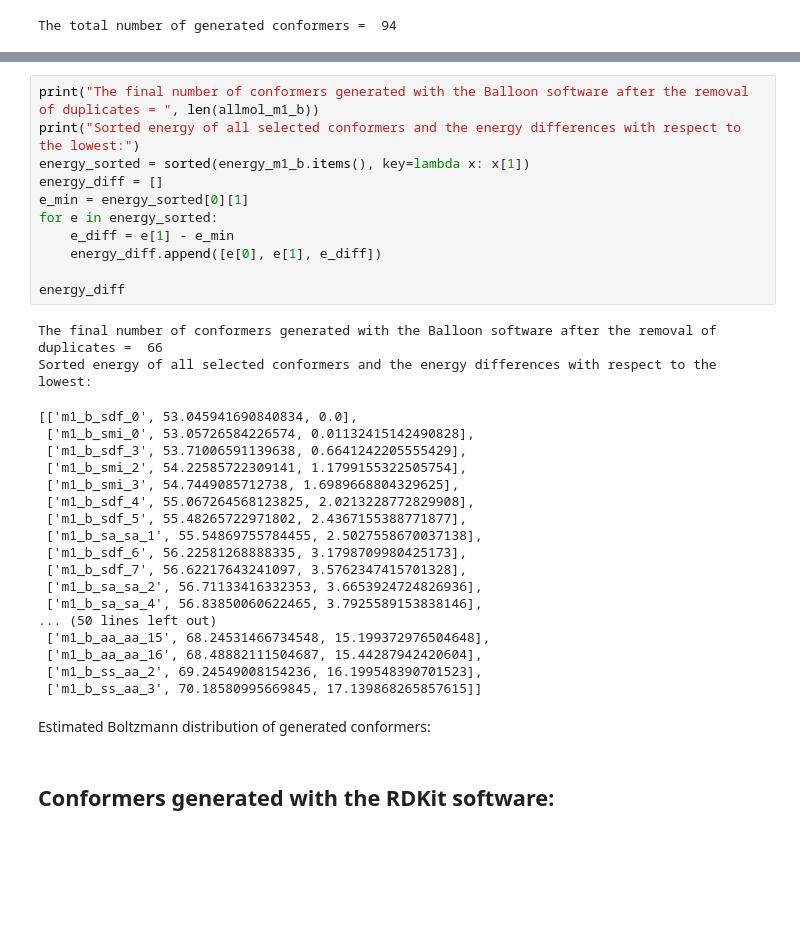
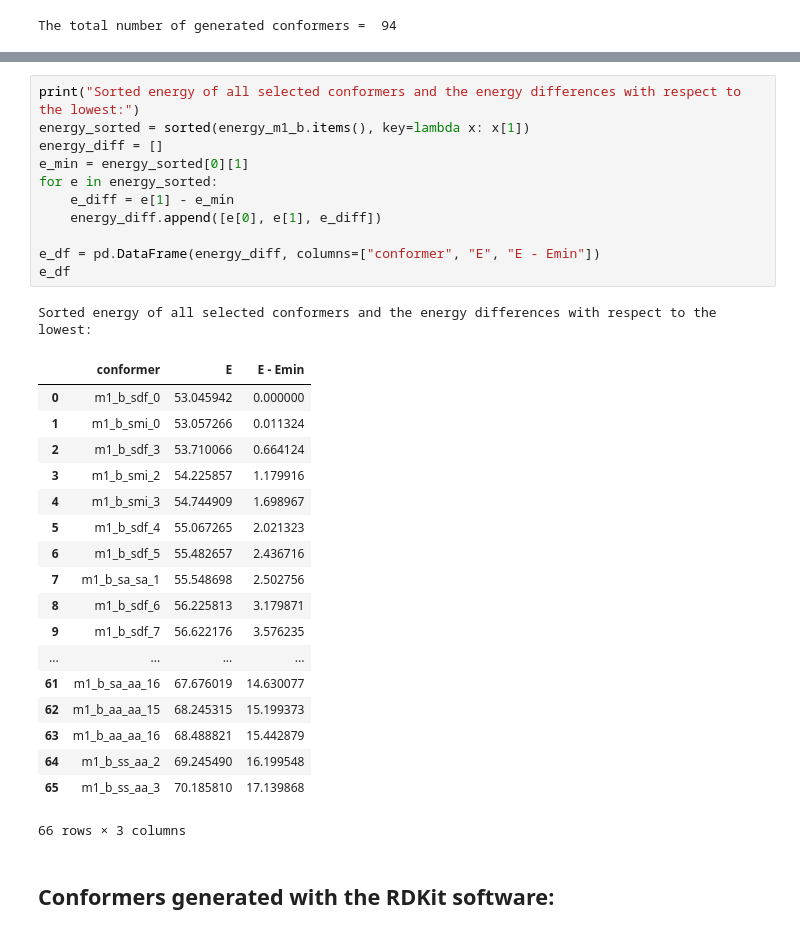
Before and after one commit to gosiao/icho-notebooks, a Jupyter notebook: conformers_m1.ipynb, the cells around one changed output, grey strips where cells are left out. Drawn from its saved outputs; the diff is of its cells as text; blank space fills up the shorter version.

```diff
--- a/conformers_m1.ipynb
+++ b/conformers_m1.ipynb
@@ -308,37 +312,35 @@ p_b.show()
 # %% [output]
 [interactive output not drawn]
 # %%
-print("The final number of conformers generated with the Balloon software after the removal of duplicates = ", len(allmol_m1_b))
 print("Sorted energy of all selected conformers and the energy differences with respect to the lowest:")
 energy_sorted = sorted(energy_m1_b.items(), key=lambda x: x[1])
 energy_diff = []
 e_min = energy_sorted[0][1]
 for e in energy_sorted:
     e_diff = e[1] - e_min
     energy_diff.append([e[0], e[1], e_diff])
 
-energy_diff
+e_df = pd.DataFrame(energy_diff, columns=["conformer", "E", "E - Emin"])
+e_df
 # %% [output]
-The final number of conformers generated with the Balloon software after the removal of duplicates =  66
 Sorted energy of all selected conformers and the energy differences with respect to the lowest:
+|  | conformer | E | E - Emin |
+| 0 | m1_b_sdf_0 | 53.045942 | 0.000000 |
+| 1 | m1_b_smi_0 | 53.057266 | 0.011324 |
+| 2 | m1_b_sdf_3 | 53.710066 | 0.664124 |
+| 3 | m1_b_smi_2 | 54.225857 | 1.179916 |
+| 4 | m1_b_smi_3 | 54.744909 | 1.698967 |
+| 5 | m1_b_sdf_4 | 55.067265 | 2.021323 |
+| 6 | m1_b_sdf_5 | 55.482657 | 2.436716 |
+| 7 | m1_b_sa_sa_1 | 55.548698 | 2.502756 |
+| 8 | m1_b_sdf_6 | 56.225813 | 3.179871 |
+| 9 | m1_b_sdf_7 | 56.622176 | 3.576235 |
+| ... | ... | ... | ... |
+| 61 | m1_b_sa_aa_16 | 67.676019 | 14.630077 |
+| 62 | m1_b_aa_aa_15 | 68.245315 | 15.199373 |
+| 63 | m1_b_aa_aa_16 | 68.488821 | 15.442879 |
+| 64 | m1_b_ss_aa_2 | 69.245490 | 16.199548 |
+| 65 | m1_b_ss_aa_3 | 70.185810 | 17.139868 |
-[['m1_b_sdf_0', 53.045941690840834, 0.0],
- ['m1_b_smi_0', 53.05726584226574, 0.01132415142490828],
- ['m1_b_sdf_3', 53.71006591139638, 0.6641242205555429],
- ['m1_b_smi_2', 54.22585722309141, 1.1799155322505754],
- ['m1_b_smi_3', 54.7449085712738, 1.6989668804329625],
- ['m1_b_sdf_4', 55.067264568123825, 2.0213228772829908],
- ['m1_b_sdf_5', 55.48265722971802, 2.4367155388771877],
- ['m1_b_sa_sa_1', 55.54869755784455, 2.5027558670037138],
- ['m1_b_sdf_6', 56.22581268888335, 3.1798709980425173],
- ['m1_b_sdf_7', 56.62217643241097, 3.5762347415701328],
- ['m1_b_sa_sa_2', 56.71133416332353, 3.6653924724826936],
- ['m1_b_sa_sa_4', 56.83850060622465, 3.7925589153838146],
-... (50 lines left out)
- ['m1_b_aa_aa_15', 68.24531466734548, 15.199372976504648],
- ['m1_b_aa_aa_16', 68.48882111504687, 15.44287942420604],
- ['m1_b_ss_aa_2', 69.24549008154236, 16.199548390701523],
- ['m1_b_ss_aa_3', 70.18580995669845, 17.139868265857615]]
+66 rows × 3 columns
-# %% [markdown]
-Estimated Boltzmann distribution of generated conformers:
 # %% [markdown]
 ## Conformers generated with the RDKit software:
```
Also changed, not shown: parts of 16 cells of this notebook, 2 other files.
